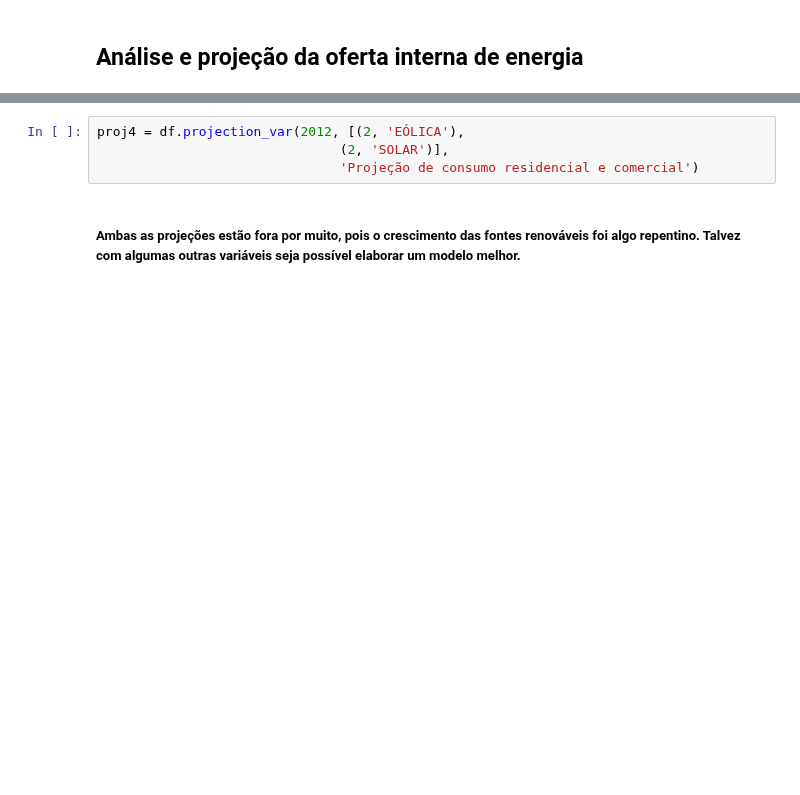
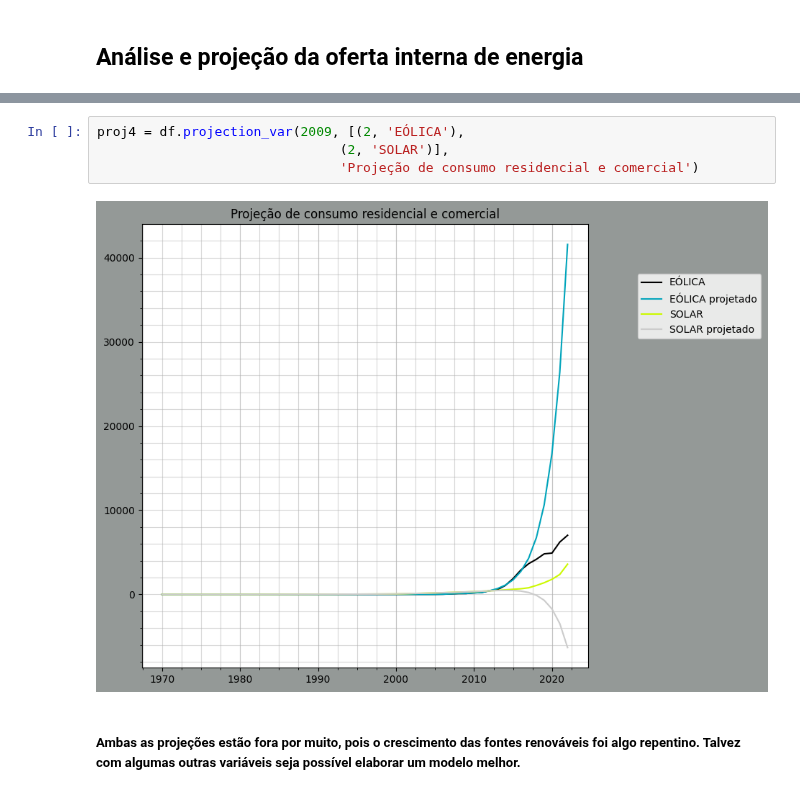
Before and after one commit to scrrpfv/projeto-ip, a Jupyter notebook: Analises/projecao.ipynb, the cells around one changed output, grey strips where cells are left out. Saved outputs shown, nothing was run; the diff lists cells and outputs as text; blank space fills up the shorter version.

```diff
--- a/Analises/projecao.ipynb
+++ b/Analises/projecao.ipynb
@@ -115,7 +128,9 @@ df[2].columns.values
 # %%
-proj4 = df.projection_var(2012, [(2, 'EÓLICA'),
+proj4 = df.projection_var(2009, [(2, 'EÓLICA'),
                                (2, 'SOLAR')],
                                'Projeção de consumo residencial e comercial')
+# %% [output]
+[figure, added]
 # %% [markdown]
 ##### Ambas as projeções estão fora por muito, pois o crescimento das fontes renováveis foi algo repentino. Talvez com algumas outras variáveis seja possível elaborar um modelo melhor.
 # %%
```
Also changed, not shown: parts of 9 cells of this notebook, 1 other file.
